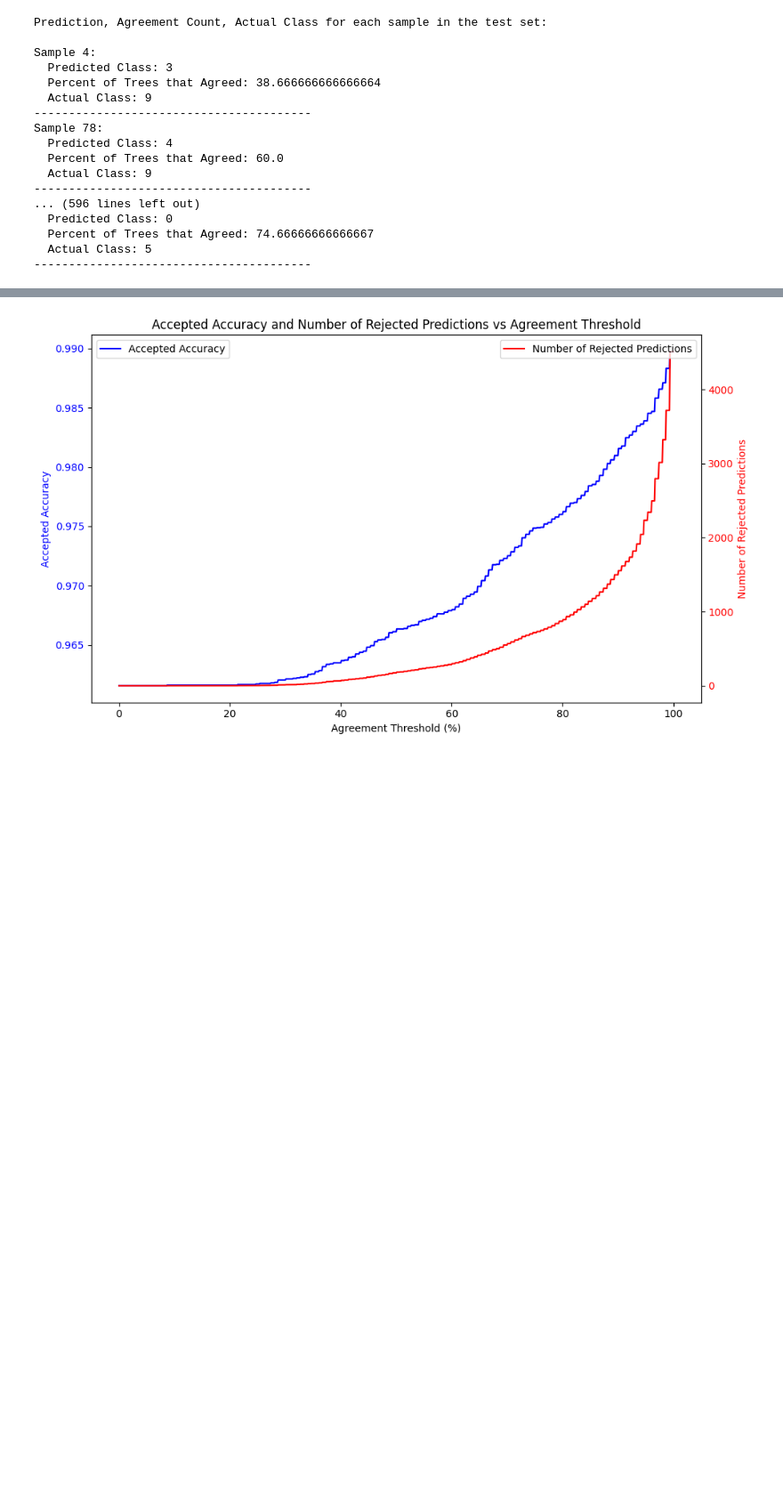
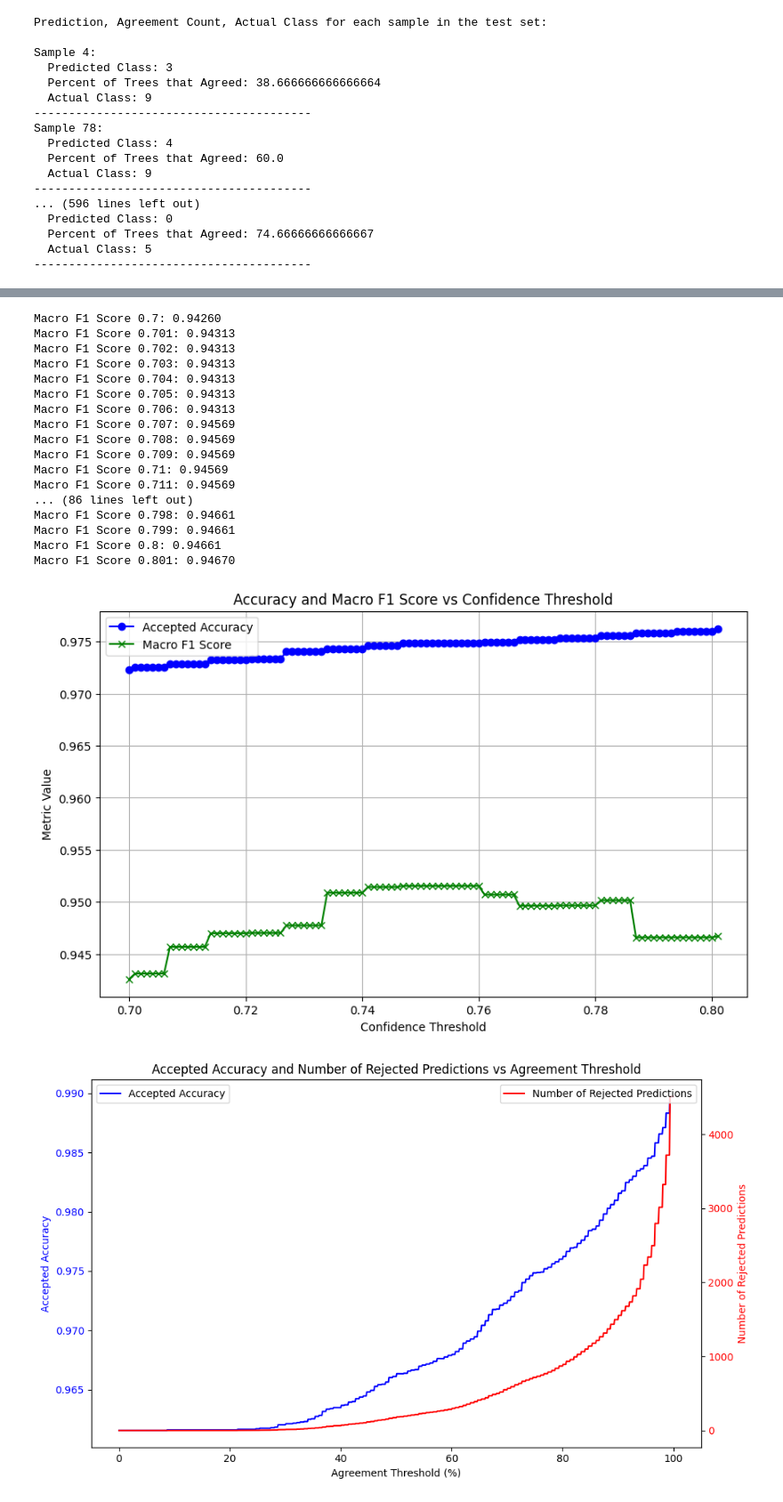
Before and after one commit to Shing-gor/classification-cybersecurity, a Jupyter notebook: models_raw/kiran.ipynb, the cells around one changed output, grey strips where cells are left out. Shown at 89% size. Saved outputs shown, nothing was run; the diff lists cells and outputs as text; code cells hidden in the pictures; blank space fills up the shorter version.

```diff
--- a/models_raw/kiran.ipynb
+++ b/models_raw/kiran.ipynb
@@ -1748,3 +1792,60 @@ Text(50.722222222222214, 0.5, 'Actual Class')
+# %%
+# Define a range of thresholds (e.g., 0.0 to 1.0 in increments of 0.05)
+thresholds = np.arange(0.7, 0.801, 0.001)
+
+# Lists to store results for each threshold
+accepted_accuracies = []
+accepted_f1_scores = []
+
+# Loop over thresholds and calculate metrics
+for threshold in thresholds:
+    # Identify accepted predictions based on the current threshold
+    accepted_indices = agreement_percentages >= threshold
+    accepted_predictions = final_predictions[accepted_indices]
+    accepted_y_test = y_test.values[accepted_indices]
+
+    # Calculate metrics only if there are accepted predictions
+    if len(accepted_y_test) > 0:
+        accepted_accuracy = accuracy_score(accepted_y_test, accepted_predictions)
+        accepted_f1_score = f1_score(accepted_y_test, accepted_predictions, average='macro')
+    else:
+        accepted_accuracy = np.nan
+        accepted_f1_score = np.nan
+
+    # Append metrics to the lists
+    accepted_accuracies.append(accepted_accuracy)
+    accepted_f1_scores.append(accepted_f1_score)
+    print(f'Macro F1 Score {threshold}: {accepted_f1_score:.5f}')
+
+# Plot accuracy and F1 score against thresholds
+plt.figure(figsize=(10, 6))
+plt.plot(thresholds, accepted_accuracies, label='Accepted Accuracy', color='blue', marker='o')
+plt.plot(thresholds, accepted_f1_scores, label='Macro F1 Score', color='green', marker='x')
+plt.xlabel('Confidence Threshold')
+plt.ylabel('Metric Value')
+plt.title('Accuracy and Macro F1 Score vs Confidence Threshold')
+plt.legend()
+plt.grid(True)
+plt.show()
+# %% [output]
+Macro F1 Score 0.7: 0.94260
+Macro F1 Score 0.701: 0.94313
+Macro F1 Score 0.702: 0.94313
+Macro F1 Score 0.703: 0.94313
+Macro F1 Score 0.704: 0.94313
+Macro F1 Score 0.705: 0.94313
+Macro F1 Score 0.706: 0.94313
+Macro F1 Score 0.707: 0.94569
+Macro F1 Score 0.708: 0.94569
+Macro F1 Score 0.709: 0.94569
+Macro F1 Score 0.71: 0.94569
+Macro F1 Score 0.711: 0.94569
+... (86 lines left out)
+Macro F1 Score 0.798: 0.94661
+Macro F1 Score 0.799: 0.94661
+Macro F1 Score 0.8: 0.94661
+Macro F1 Score 0.801: 0.94670
+[figure, added]
 # %%
 import pandas as pd
 import numpy as np
```
Also changed, not shown: parts of 4 cells of this notebook.
